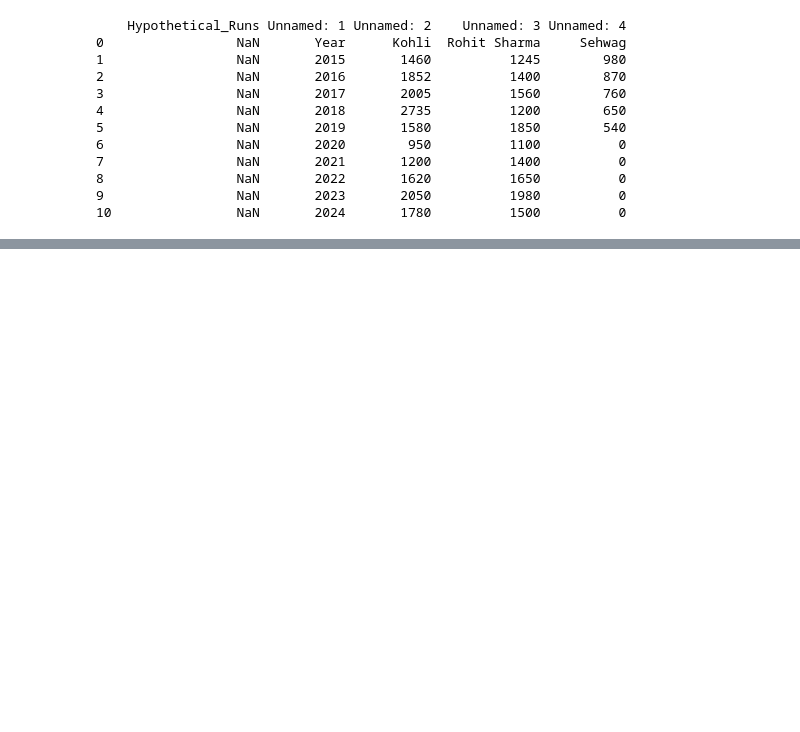
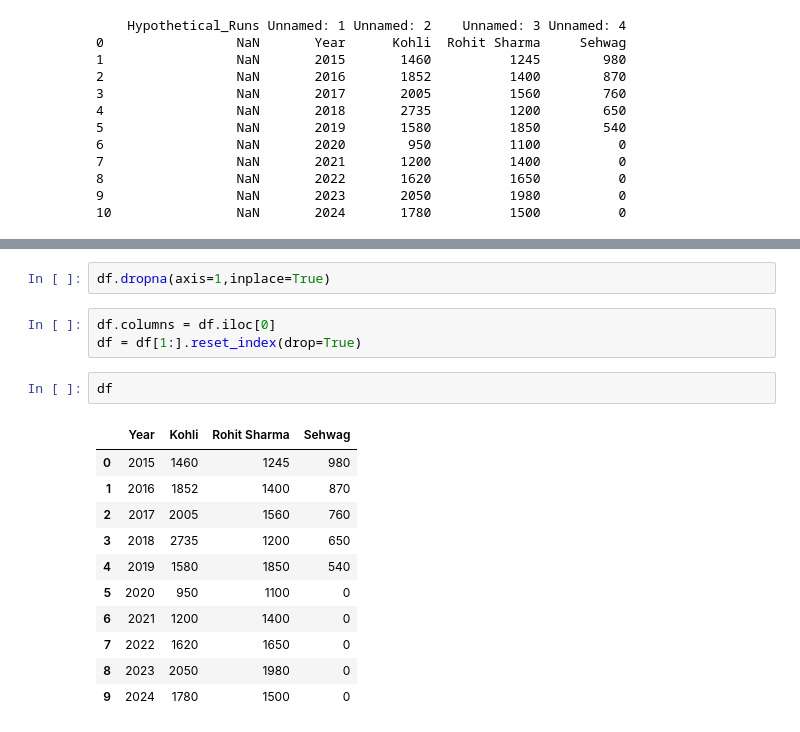
Before and after one commit to krishroy321/coders_of_delhi, a Jupyter notebook: Data Visualization using Matplotlib and Seaborn/PlottingCharts.ipynb, the cells around one changed output, grey strips where cells are left out. Saved outputs shown, nothing was run; the diff lists cells and outputs as text; blank space fills up the shorter version.

```diff
--- a/Data Visualization using Matplotlib and Seaborn/PlottingCharts.ipynb
+++ b/Data Visualization using Matplotlib and Seaborn/PlottingCharts.ipynb
@@ -163,0 +144,19 @@ Error:
+# %%
+df.dropna(axis=1,inplace=True)
+# %%
+df.columns = df.iloc[0]
+df = df[1:].reset_index(drop=True)
+# %%
+df
+# %% [output]
+|  | Year | Kohli | Rohit Sharma | Sehwag |
+| 0 | 2015 | 1460 | 1245 | 980 |
+| 1 | 2016 | 1852 | 1400 | 870 |
+| 2 | 2017 | 2005 | 1560 | 760 |
+| 3 | 2018 | 2735 | 1200 | 650 |
+| 4 | 2019 | 1580 | 1850 | 540 |
+| 5 | 2020 | 950 | 1100 | 0 |
+| 6 | 2021 | 1200 | 1400 | 0 |
+| 7 | 2022 | 1620 | 1650 | 0 |
+| 8 | 2023 | 2050 | 1980 | 0 |
+| 9 | 2024 | 1780 | 1500 | 0 |
```
Also changed, not shown: parts of 10 cells of this notebook.
